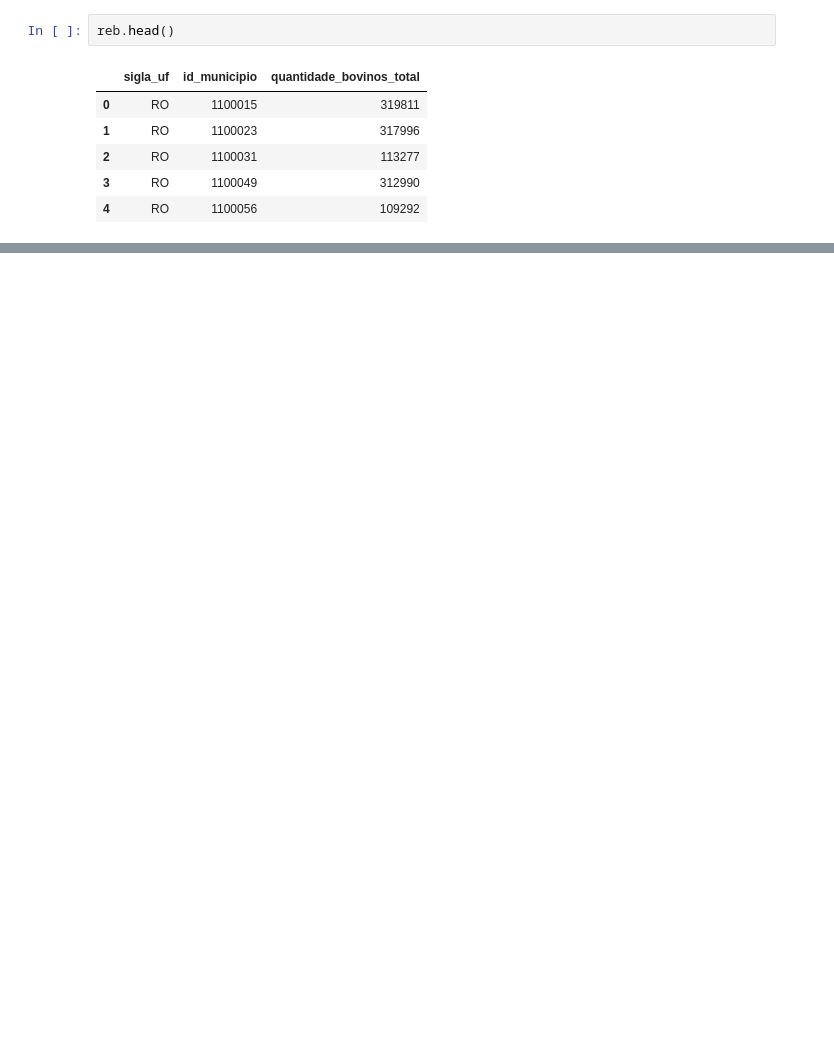
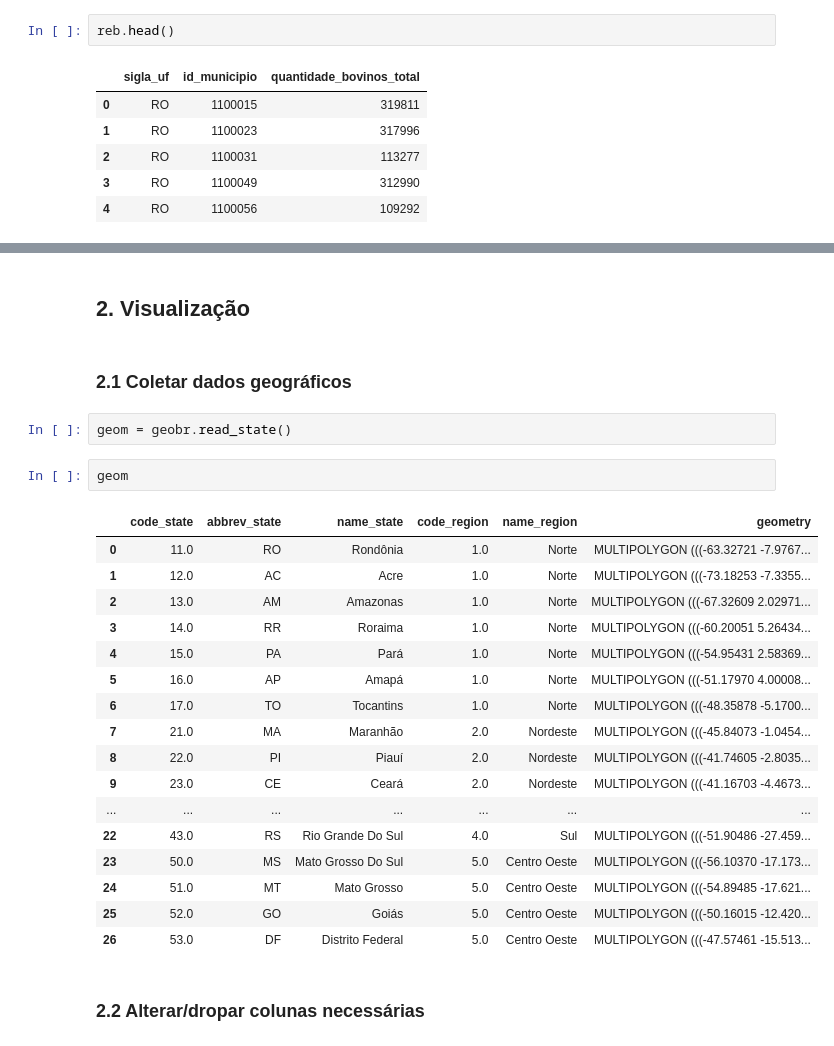
Before and after one commit to Data-Aqa/marketing, a Jupyter notebook: CuriosiDados/rebanhos_vs_populacao/rebanhos_vs_pop.ipynb, the cells around one changed output, grey strips where cells are left out. Drawn from its saved outputs; the diff is of its cells as text; blank space fills up the shorter version.

```diff
--- a/CuriosiDados/rebanhos_vs_populacao/rebanhos_vs_pop.ipynb
+++ b/CuriosiDados/rebanhos_vs_populacao/rebanhos_vs_pop.ipynb
@@ -25,0 +174,28 @@ reb.head()
+# %% [markdown]
+## 2. Visualização
+# %% [markdown]
+### 2.1 Coletar dados geográficos
+# %%
+geom = geobr.read_state()
+# %%
+geom
+# %% [output]
+|  | code_state | abbrev_state | name_state | code_region | name_region | geometry |
+| 0 | 11.0 | RO | Rondônia | 1.0 | Norte | MULTIPOLYGON (((-63.32721 -7.9767... |
+| 1 | 12.0 | AC | Acre | 1.0 | Norte | MULTIPOLYGON (((-73.18253 -7.3355... |
+| 2 | 13.0 | AM | Amazonas | 1.0 | Norte | MULTIPOLYGON (((-67.32609 2.02971... |
+| 3 | 14.0 | RR | Roraima | 1.0 | Norte | MULTIPOLYGON (((-60.20051 5.26434... |
+| 4 | 15.0 | PA | Pará | 1.0 | Norte | MULTIPOLYGON (((-54.95431 2.58369... |
+| 5 | 16.0 | AP | Amapá | 1.0 | Norte | MULTIPOLYGON (((-51.17970 4.00008... |
+| 6 | 17.0 | TO | Tocantins | 1.0 | Norte | MULTIPOLYGON (((-48.35878 -5.1700... |
+| 7 | 21.0 | MA | Maranhão | 2.0 | Nordeste | MULTIPOLYGON (((-45.84073 -1.0454... |
+| 8 | 22.0 | PI | Piauí | 2.0 | Nordeste | MULTIPOLYGON (((-41.74605 -2.8035... |
+| 9 | 23.0 | CE | Ceará | 2.0 | Nordeste | MULTIPOLYGON (((-41.16703 -4.4673... |
+| ... | ... | ... | ... | ... | ... | ... |
+| 22 | 43.0 | RS | Rio Grande Do Sul | 4.0 | Sul | MULTIPOLYGON (((-51.90486 -27.459... |
+| 23 | 50.0 | MS | Mato Grosso Do Sul | 5.0 | Centro Oeste | MULTIPOLYGON (((-56.10370 -17.173... |
+| 24 | 51.0 | MT | Mato Grosso | 5.0 | Centro Oeste | MULTIPOLYGON (((-54.89485 -17.621... |
+| 25 | 52.0 | GO | Goiás | 5.0 | Centro Oeste | MULTIPOLYGON (((-50.16015 -12.420... |
+| 26 | 53.0 | DF | Distrito Federal | 5.0 | Centro Oeste | MULTIPOLYGON (((-47.57461 -15.513... |
+# %% [markdown]
+### 2.2 Alterar/dropar colunas necessárias
```
Also changed, not shown: parts of 33 cells of this notebook, 1 other file.
